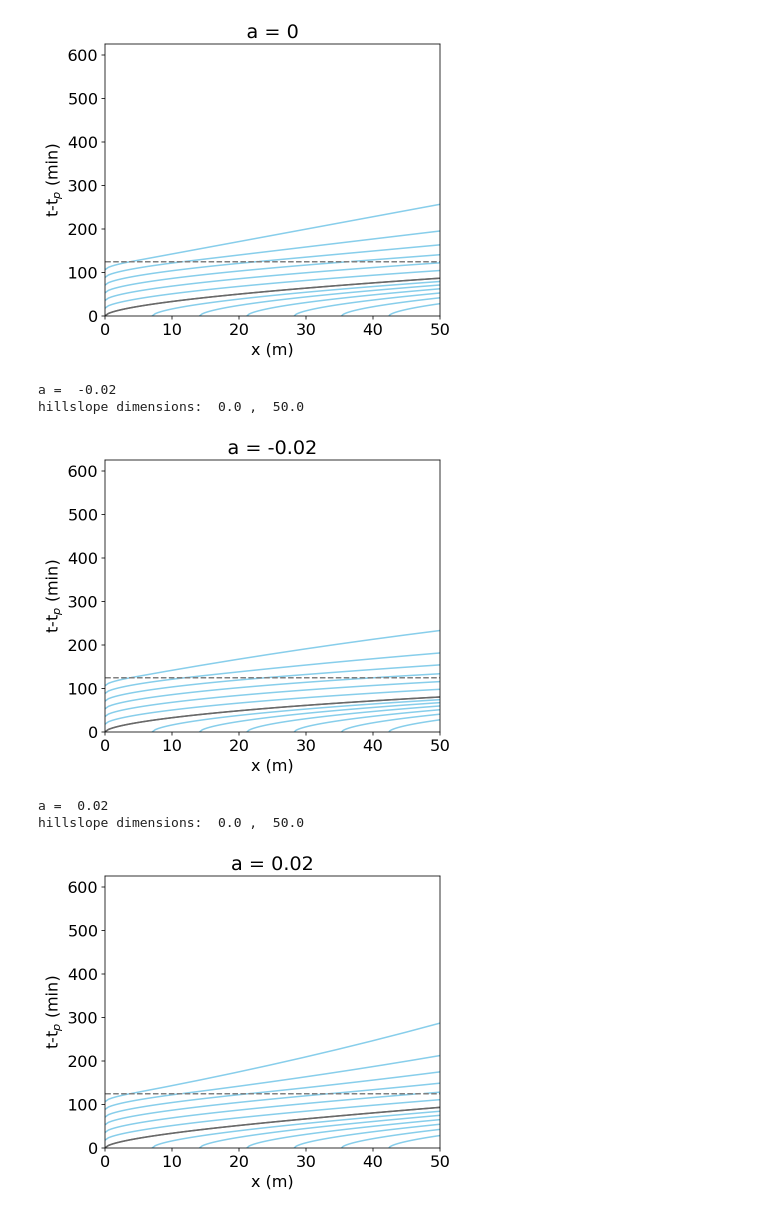
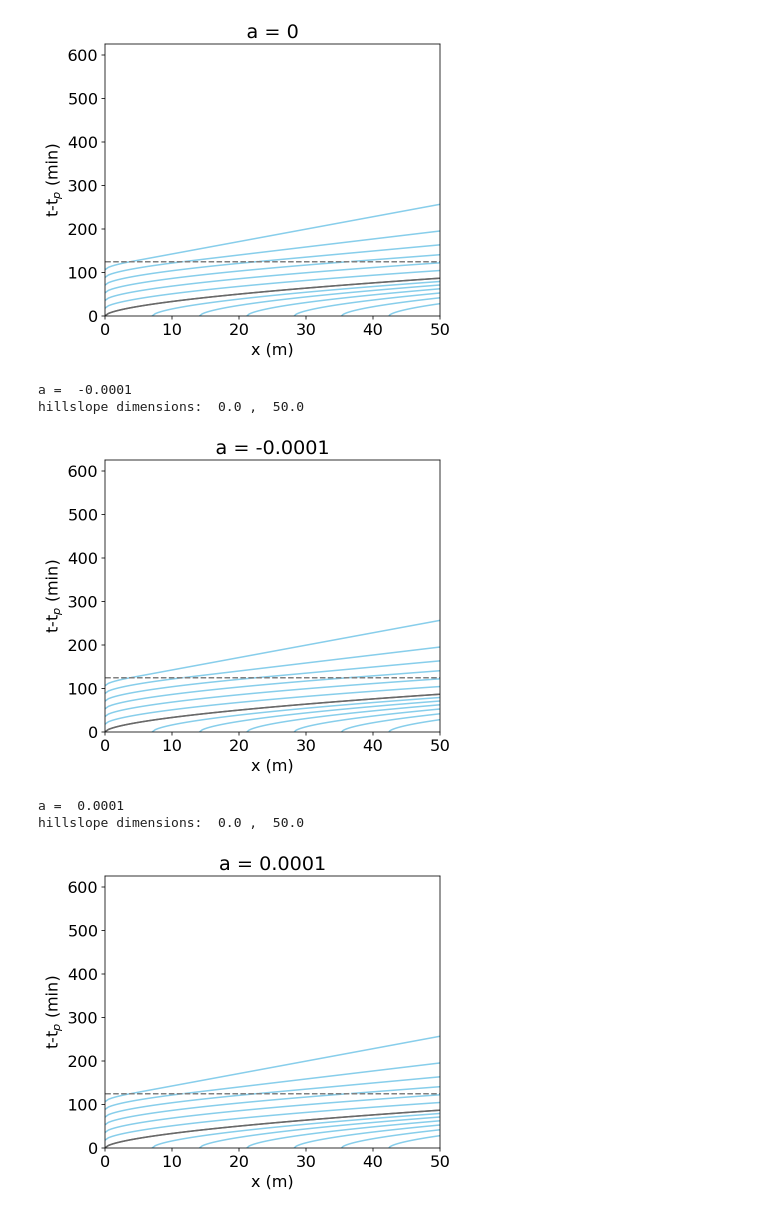
Before and after one commit to lapidesd/Hillslope_Storage_Kinematic_Wave, a Jupyter notebook: Hillslope_storage_KW_numerical.ipynb, the cells around one changed output. Cells and saved outputs as stored; diff of their text form; code cells hidden in the pictures.

```diff
--- a/Hillslope_storage_KW_numerical.ipynb
+++ b/Hillslope_storage_KW_numerical.ipynb
@@ -82,12 +82,10 @@ m=5./3.                  # value of m
 color1='skyblue'         # color for plotting characteristics
 colorbold='dimgrey'      # color for limiting characteristic
 
-alist= ['0', '-0.02', '0.02']      # list of strings for the values of a to solve, can set up to 6 without breaking anything
-#alist = ['0.0000000001','-0.00001','-0.0001','-0.001','-0.01','-0.1','-0.0005','-0.005','-0.05','0.00001','0.0001','0.001','0.01','0.1','0.0005','0.005','0.05','0.02','-0.02']
-#alist = ['0.0000000001']
+alist= ['0', '-0.0001', '0.0001']      # list of strings for the values of a to solve, can set up to 6 without breaking anything
 
 different = False         # parameter that tells the program to use hillslopeSizeDict if True. If False, program will use user-set xend and xtop for all cases
-hillslopeSizeDict = {'0':[0,50], '-0.02':[0,50], '0.02':[0,50] }  # dictionary holding values of: [location of divide, location of outlet]
+hillslopeSizeDict = {'0':[0,50], '-0.0001':[0,50], '0.0001':[0,50] }  # dictionary holding values of: [location of divide, location of outlet]
 xend = 50.               # location of stream outlet
 xtop = 0.                # location of divide
 
@@ -213,37 +211,37 @@ for aval in alist:                           # for loop that completes solution
         if xzw(xstarvals[i],hstarvals[i])>=xend:                 # if f!=0, then not all characteristics leave landscape. If they leave, then
             houts3 = houts3+[h3(xstarvals[i],xend,hstarvals[i])]     # tracks depth
             touts3 = touts3+[t3(xstarvals[i],xend,hstarvals[i])]     # and time when they leave
         if xvals[0] in xstarplot:                                # we initiated many more characteristics than we plot, so
             pylab.plot(xvals,[t/60 for t in tvals],c=color1)     # plot only the continuation of characteristics already on the plot
 
     houts3.reverse()           # reverse houts3 since it is backwards
     touts3.reverse()           # reverse touts3 since it is backwards
 
 
     houts=houts1+houts2+houts3    # aggregate all depth data at outlet into one list
     touts=touts1+touts2+touts3    # aggregate all time data at outlet into one list
 
     houts_tot[aval]=houts         # save depth data to the dictionary houts_tot
     touts_tot[aval]=touts         # save time data to the dictionary touts_tot
 
 
     plt.plot([0,xend],[tr/60,tr/60],c='gray',linestyle='--')          # plots a horizontal line at t=tr
     plt.xlim(0,xend)             # sets x-axis to show only the hillslope
     plt.ylim(0,5*tr/60)          # sets y-axis to display a period 5 times the rainstorm length
     plt.xlabel('x (m)')          # x-axis label
     plt.ylabel('t-t$_p$ (min)')  # y-axis label
     plt.title('a = ' + aval)     # plot title
     plt.show()                   # makes each plot display separately
 # %% [output]
 a =  1e-11
 hillslope dimensions:  0.0 ,  50.0
 [figure]
-a =  -0.02
+a =  -0.0001
 hillslope dimensions:  0.0 ,  50.0
-[figure, old version]
+[figure, new version]
-a =  0.02
+a =  0.0001
 hillslope dimensions:  0.0 ,  50.0
-[figure, old version]
+[figure, new version]
 # %%
 # this block plots hydrographs from the solutions found above
 
```
Also changed, not shown: parts of 1 cell of this notebook.
